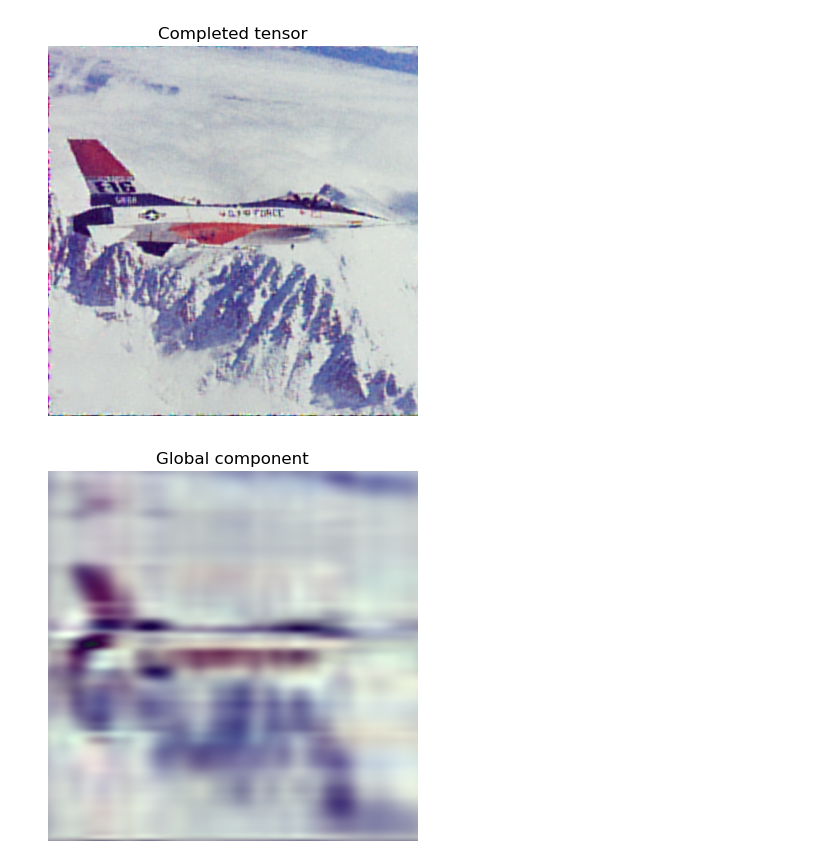
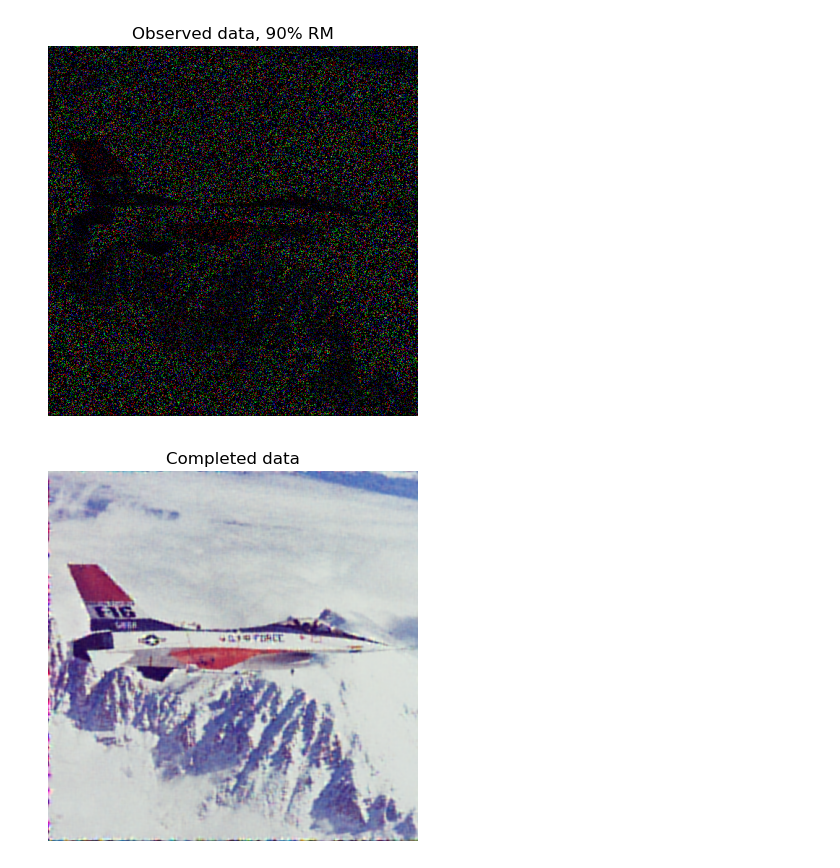
Before and after one commit to MengyingLei/GLSKF, a Jupyter notebook: GLSKF_demo.ipynb, the cells around one changed output. Drawn from its saved outputs; the diff is of its cells as text; code cells hidden in the pictures.

```diff
--- a/GLSKF_demo.ipynb
+++ b/GLSKF_demo.ipynb
@@ -243,18 +243,22 @@ Epoch = 30, PSNR = 27.250742970449963
 # %%
 import matplotlib.pyplot as plt
 plt.figure()
+plt.imshow(np.uint8(np.minimum(255, np.abs(I * Omega))))
+plt.title('Observed data, 90% RM')
+plt.axis("off")
+plt.figure()
 plt.imshow(np.uint8(np.minimum(255, np.abs(X))))
-plt.title('Completed tensor')
+plt.title('Completed data')
 plt.axis("off")
 plt.figure()
 plt.imshow(np.uint8(np.minimum(255, np.abs(Mtensor))))
 plt.title('Global component')
 plt.axis("off")
 plt.figure()
 plt.imshow(np.uint8(np.minimum(255, np.abs(Rtensor))))
 plt.title('Local component')
 plt.axis("off")
 plt.show()
 # %% [output]
-[figure, old version]
+[figure, new version]
-[figure, old version]
+[figure, new version]
```
Also changed, not shown: parts of 3 cells of this notebook.
